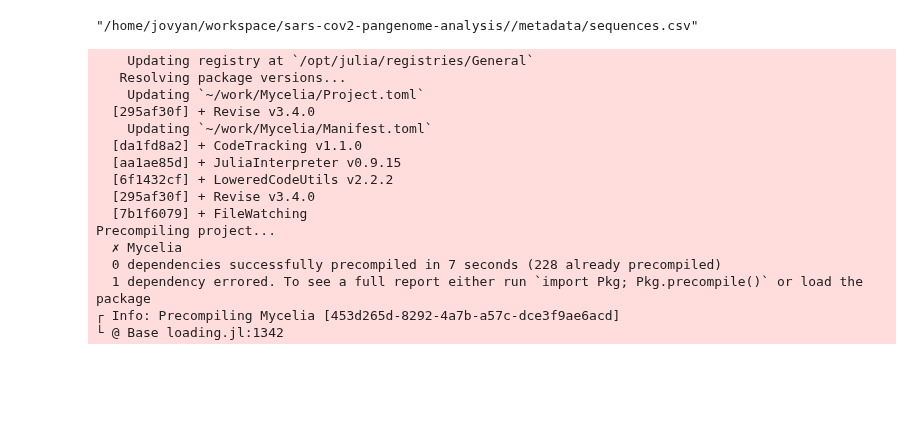
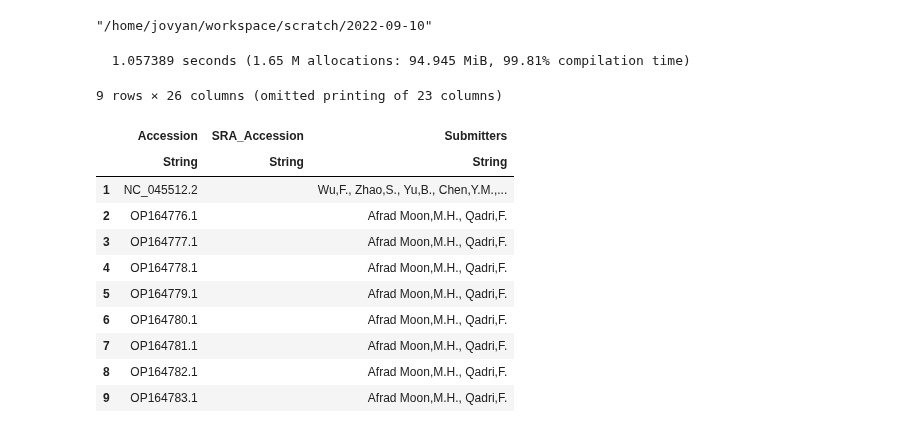
Before and after one commit to cjprybol/Mycelia, a Jupyter notebook: notebooks/scripts/create-pangenome-from-ncbi-viruses-data.ipynb, the cells around one changed output. Drawn from its saved outputs; the diff is of its cells as text; code cells hidden in the pictures; blank space fills up the shorter version.

```diff
--- a/notebooks/scripts/create-pangenome-from-ncbi-viruses-data.ipynb
+++ b/notebooks/scripts/create-pangenome-from-ncbi-viruses-data.ipynb
@@ -3,42 +33,6 @@
 base_directory = "$(homedir())/workspace/sars-cov2-pangenome-analysis/"
 sequences_directory = "$(base_directory)/data/sequences"
 metadata_file = "$(base_directory)/metadata/sequences.csv"
+working_directory = "$(homedir())/workspace/scratch/$(Dates.today())"
 # %% [output]
-"/home/jovyan/workspace/sars-cov2-pangenome-analysis//metadata/sequences.csv"
+"/home/jovyan/workspace/scratch/2022-09-10"
-# %%
-import Pkg
-
-pkgs = [
-    "Revise",
-    "MetaGraphs",
-    "Graphs",
-    "JSON",
-    "uCSV",
-    "DataFrames"
-]
-
-Pkg.add(pkgs)
-for pkg in pkgs
-    eval(Meta.parse("import $pkg"))
-end
-
-# Pkg.add(url="https://github.com/cjprybol/Mycelia.git", rev="master")
-# Pkg.develop(path="$(homedir())/workspace/Mycelia")
-import Mycelia
-# %% [output]
-    Updating registry at `/opt/julia/registries/General`
-   Resolving package versions...
-    Updating `~/work/Mycelia/Project.toml`
-  [295af30f] + Revise v3.4.0
-    Updating `~/work/Mycelia/Manifest.toml`
-  [da1fd8a2] + CodeTracking v1.1.0
-  [aa1ae85d] + JuliaInterpreter v0.9.15
-  [6f1432cf] + LoweredCodeUtils v2.2.2
-  [295af30f] + Revise v3.4.0
-  [7b1f6079] + FileWatching
-Precompiling project...
-  ✗ Mycelia
-  0 dependencies successfully precompiled in 7 seconds (228 already precompiled)
-  1 dependency errored. To see a full report either run `import Pkg; Pkg.precompile()` or load the package
-┌ Info: Precompiling Mycelia [453d265d-8292-4a7b-a57c-dce3f9ae6acd]
-└ @ Base loading.jl:1342
@@ -45,2 +42,18 @@ Precompiling project...
 # %%
-sequence_metadata = DataFrames.DataFrame(uCSV.read(metadata_file, quotes='"', header=1, typedetectrows=100)...)
+# f = metadata_file
+f = open(`head $metadata_file`)
+@time sequence_metadata = DataFrames.DataFrame(uCSV.read(f, quotes='"', header=1, typedetectrows=100)...)
+# %% [output]
+  1.057389 seconds (1.65 M allocations: 94.945 MiB, 99.81% compilation time)
+9 rows × 26 columns (omitted printing of 23 columns)
+|  | Accession | SRA_Accession | Submitters |
+|  | String | String | String |
+| 1 | NC_045512.2 |  | Wu,F., Zhao,S., Yu,B., Chen,Y.M.,... |
+| 2 | OP164776.1 |  | Afrad Moon,M.H., Qadri,F. |
+| 3 | OP164777.1 |  | Afrad Moon,M.H., Qadri,F. |
+| 4 | OP164778.1 |  | Afrad Moon,M.H., Qadri,F. |
+| 5 | OP164779.1 |  | Afrad Moon,M.H., Qadri,F. |
+| 6 | OP164780.1 |  | Afrad Moon,M.H., Qadri,F. |
+| 7 | OP164781.1 |  | Afrad Moon,M.H., Qadri,F. |
+| 8 | OP164782.1 |  | Afrad Moon,M.H., Qadri,F. |
+| 9 | OP164783.1 |  | Afrad Moon,M.H., Qadri,F. |
```
Also changed, not shown: parts of 22 cells of this notebook, 1 other file.
